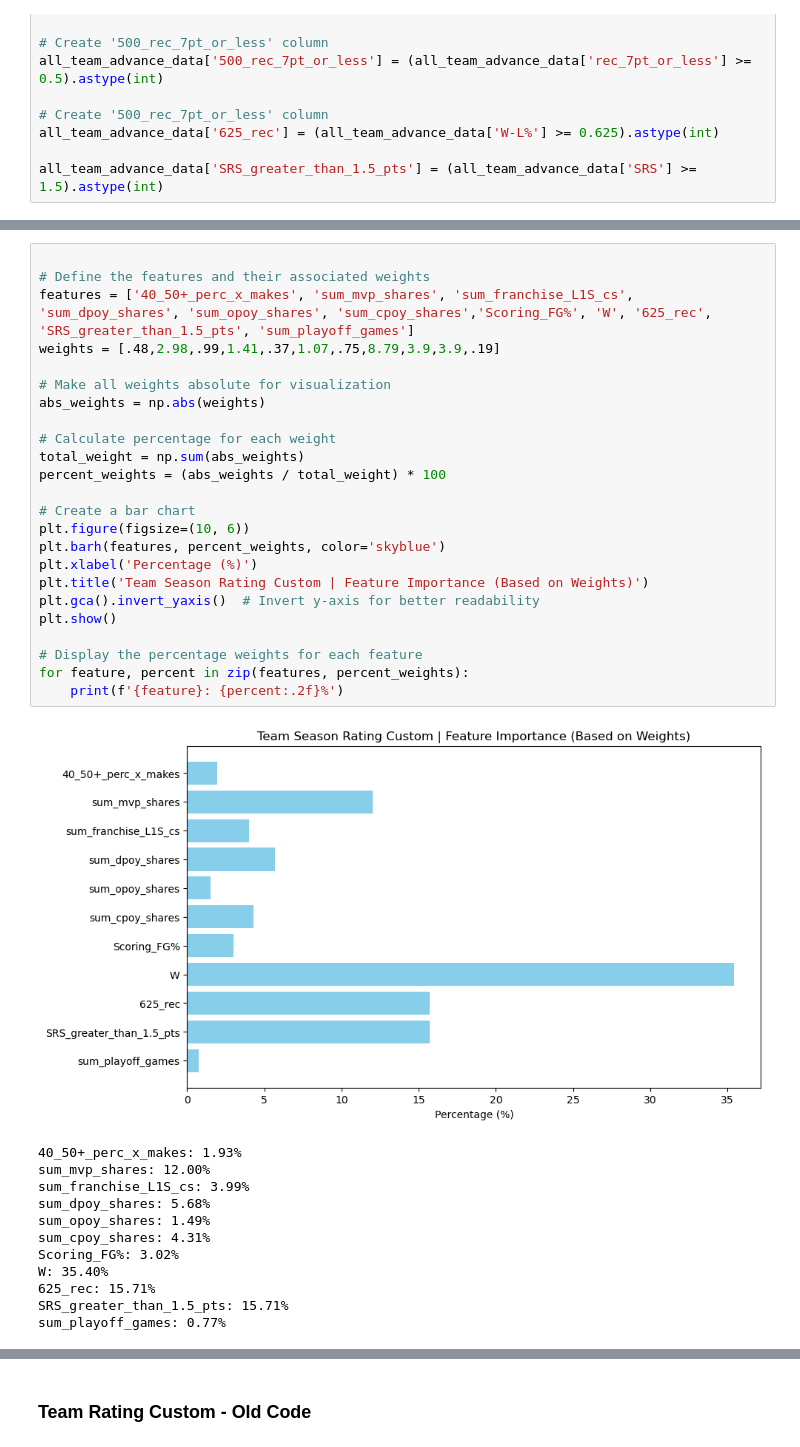
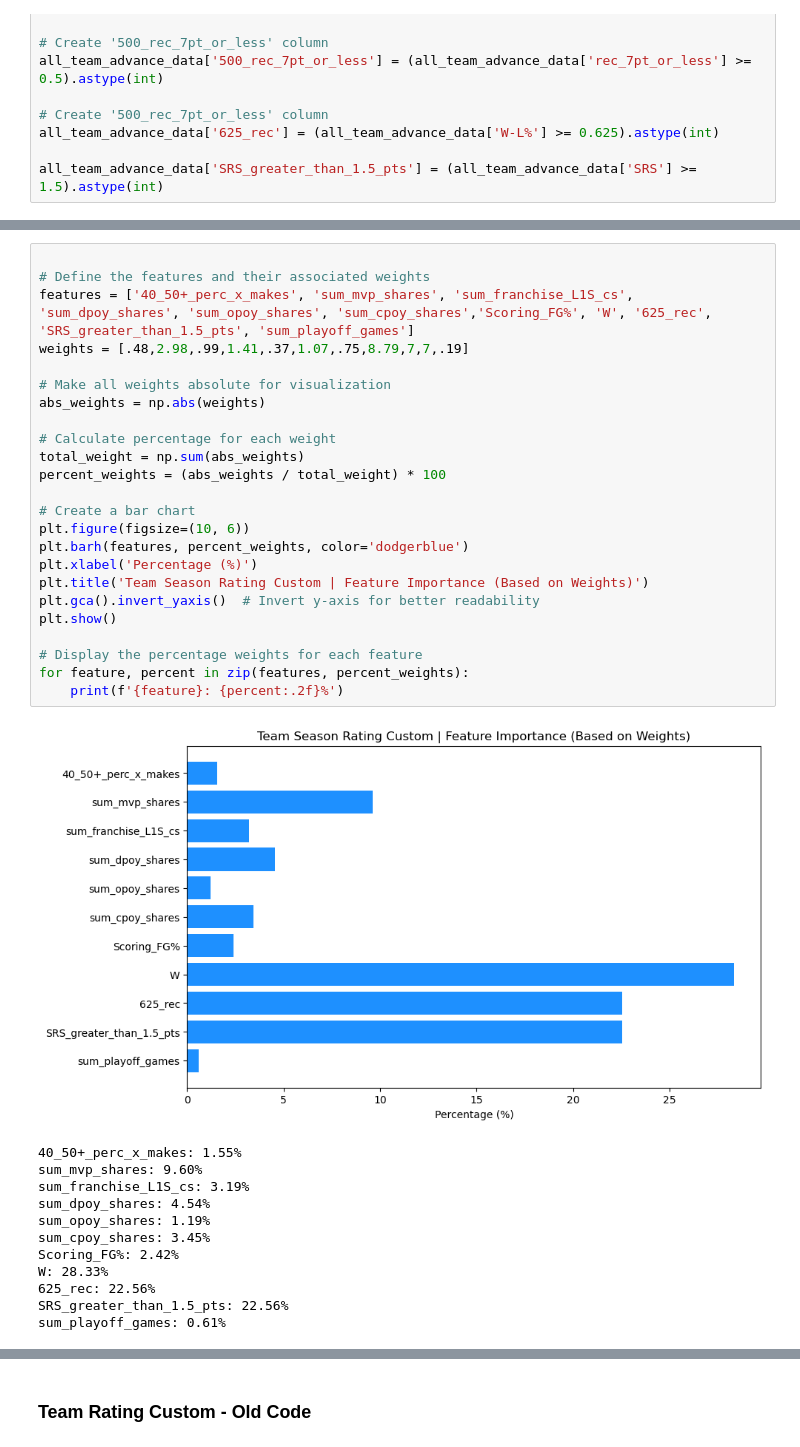
Before and after one commit to allenjake440/NFL_Champion, a Jupyter notebook: nfl_web_scrape/nfl_champ_data.ipynb, the cells around one changed output, grey strips where cells are left out. Cells and saved outputs as stored; diff of their text form.

```diff
--- a/nfl_web_scrape/nfl_champ_data.ipynb
+++ b/nfl_web_scrape/nfl_champ_data.ipynb
@@ -1604,37 +1607,37 @@ filtered_df
 # %%
 
 # Define the features and their associated weights
 features = ['40_50+_perc_x_makes', 'sum_mvp_shares', 'sum_franchise_L1S_cs', 'sum_dpoy_shares', 'sum_opoy_shares', 'sum_cpoy_shares','Scoring_FG%', 'W', '625_rec', 'SRS_greater_than_1.5_pts', 'sum_playoff_games']
-weights = [.48,2.98,.99,1.41,.37,1.07,.75,8.79,3.9,3.9,.19]
+weights = [.48,2.98,.99,1.41,.37,1.07,.75,8.79,7,7,.19]
 
 # Make all weights absolute for visualization
 abs_weights = np.abs(weights)
 
 # Calculate percentage for each weight
 total_weight = np.sum(abs_weights)
 percent_weights = (abs_weights / total_weight) * 100
 
 # Create a bar chart
 plt.figure(figsize=(10, 6))
-plt.barh(features, percent_weights, color='skyblue')
+plt.barh(features, percent_weights, color='dodgerblue')
 plt.xlabel('Percentage (%)')
 plt.title('Team Season Rating Custom | Feature Importance (Based on Weights)')
 plt.gca().invert_yaxis()  # Invert y-axis for better readability
 plt.show()
 
 # Display the percentage weights for each feature
 for feature, percent in zip(features, percent_weights):
     print(f'{feature}: {percent:.2f}%')
 # %% [output]
-[figure, old version]
+[figure, new version]
-40_50+_perc_x_makes: 1.93%
-sum_mvp_shares: 12.00%
-sum_franchise_L1S_cs: 3.99%
-sum_dpoy_shares: 5.68%
-sum_opoy_shares: 1.49%
-sum_cpoy_shares: 4.31%
-Scoring_FG%: 3.02%
-W: 35.40%
-625_rec: 15.71%
-SRS_greater_than_1.5_pts: 15.71%
-sum_playoff_games: 0.77%
+40_50+_perc_x_makes: 1.55%
+sum_mvp_shares: 9.60%
+sum_franchise_L1S_cs: 3.19%
+sum_dpoy_shares: 4.54%
+sum_opoy_shares: 1.19%
+sum_cpoy_shares: 3.45%
+Scoring_FG%: 2.42%
+W: 28.33%
+625_rec: 22.56%
+SRS_greater_than_1.5_pts: 22.56%
+sum_playoff_games: 0.61%
```
Also changed, not shown: parts of 7 cells of this notebook.
